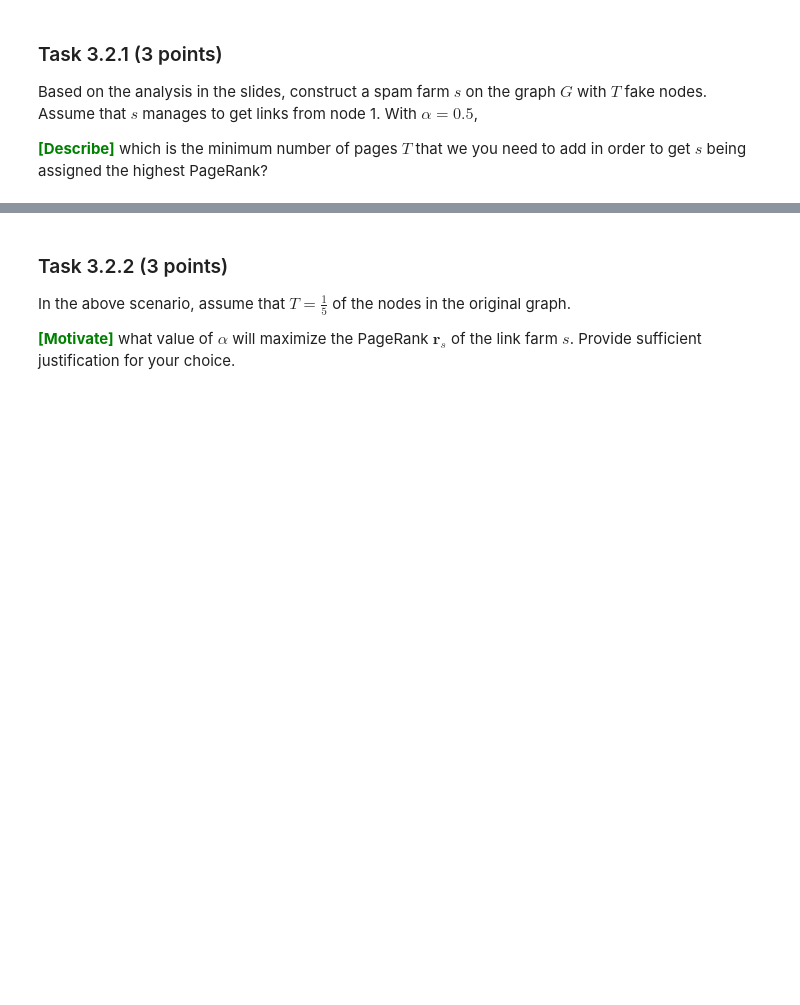
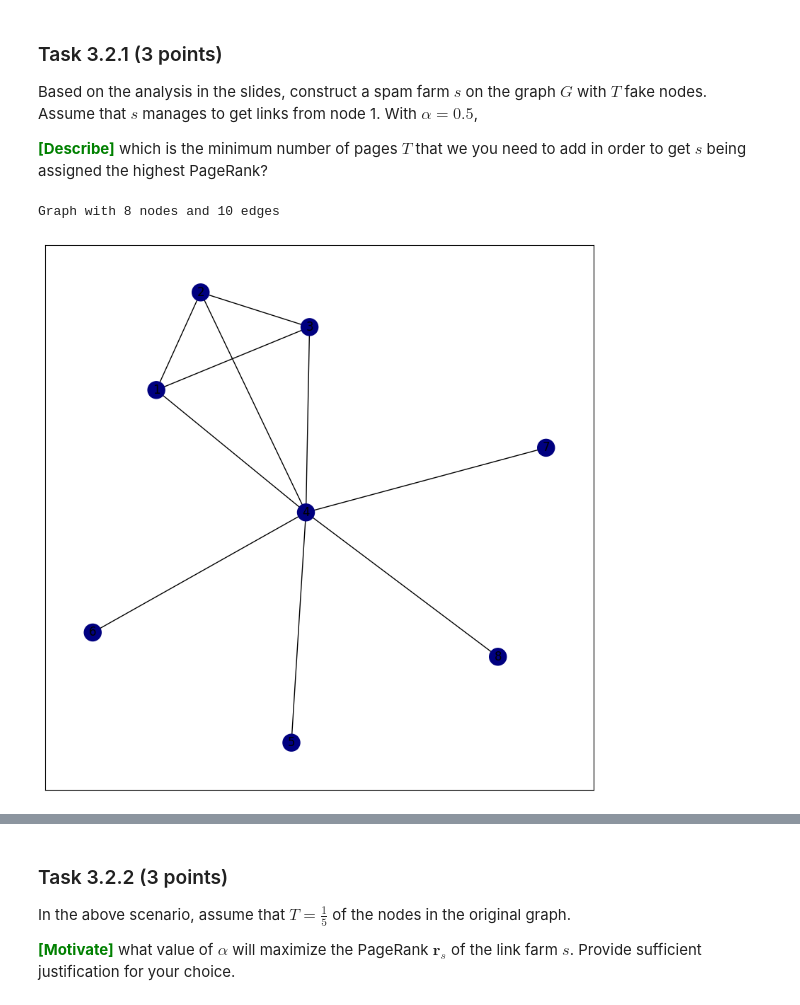
Before and after one commit to satansju/dm2023-exercises, a Jupyter notebook: handins/handin2.ipynb, the cells around one changed output, grey strips where cells are left out. Cells and saved outputs as stored; diff of their text form; code cells hidden in the pictures; blank space fills up the shorter version.

```diff
--- a/handins/handin2.ipynb
+++ b/handins/handin2.ipynb
@@ -912,10 +912,7 @@ def approx_personalized_pagerank(G, node, alpha = 0.85, iterations = 1000):
         # Select a random neighbor with probability alpha
         if np.random.rand() < alpha:
             neighbors = G[node]
-            print(neighbors)
-            neighbor_probs = neighbors / np.sum(neighbors)
-            print(neighbor_probs)
-            node = np.random.choice(len(neighbors), p=neighbor_probs)
+            node = np.random.choice(neighbors)
         # Return to the starting node with probability 1-alpha
         else:
             node = node
@@ -941,7 +938,10 @@ for i in range(n):
     G.add_node(i)
 for edge in edgelist:
     G.add_edge(edge[0], edge[1])
-starting_node = np.argmax(nx.pagerank(G))
+
+pr = nx.pagerank(G)
+starting_node = max(pr, key=pr.get)
+
 for i, iterations in enumerate([10, G.number_of_nodes(), G.number_of_nodes()*2, G.number_of_nodes()*4, G.number_of_nodes()*100, G.number_of_nodes()*1000]):
     r = approx_personalized_pagerank(G, starting_node, iterations = iterations)
     r[starting_node] = 0
@@ -949,8 +949,7 @@ for i, iterations in enumerate([10, G.number_of_nodes(), G.number_of_nodes()*2,
     r_values = np.sort(r)[::-1]
     print(f'Iteration {iterations}: top-10 r={r_sorted[:10]}\n top-10 values={r_values[:10]}\n')
 
-import operator
-rr = nx.pagerank(G, alpha=0.85, personalization = {starting_node: 1})
+rr = nx.pagerank(G, alpha=0.85, personalization = {starting_node: starting_node})
 rr[starting_node] = 0
 r=np.zeros(len(rr))
 for k in rr: r[k] = rr[k]
@@ -1041,5 +1042,43 @@ Based on the analysis in the slides, construct a spam farm $s$ on the graph $G$
 <span style='color: green'>**\[Describe\]**</span> which is the minimum number of pages $T$ that we you need to add in order to get $s$ being assigned the highest PageRank?
 # %%
 #CODE HERE IF YOU NEED THAT
+
+# Construct a spam farm s on the graph G with T fake nodes. Assume that s manages to get links form node 1. With alpha = 0.5
+def construct_spam_farm(G, T, alpha = 0.5):
+    n = G.number_of_nodes()
+    G.add_node(n)
+    G.add_edge(1, n)
+    for i in range(T):
+        G.add_node(n+i+1)
+        G.add_edge(n+i+1, n)
+    return G
+
+# Construct a spam farm s on the graph G with T fake nodes. Assume that s manages to get links form node 1. With alpha = 0.5
+G1 = nx.graph.Graph()
+G1.add_node(1)
+G1.add_node(2)
+G1.add_node(3)
+G1.add_node(4)
+
+G1.add_edge(1, 2)
+G1.add_edge(1, 3)
+G1.add_edge(1, 4)
+G1.add_edge(2, 3)
+G1.add_edge(2, 4)
+G1.add_edge(3, 4)
+
+spam_farm = construct_spam_farm(G1, 4)
+print(spam_farm)
+clusters = [0 for _ in range(spam_farm.number_of_nodes())]
+
+def plot_spam_farm(spam_farm):
+    plt.figure(figsize=(10, 10))
+    nx.draw_networkx(spam_farm, with_labels=True, node_color=clusters, cmap=plt.cm.jet)
+    plt.show()
+
+plot_spam_farm(spam_farm)
+# %% [output]
+Graph with 8 nodes and 10 edges
+[figure, added]
 # %% [markdown]
 ******************
```
Also changed, not shown: parts of 9 cells of this notebook.
